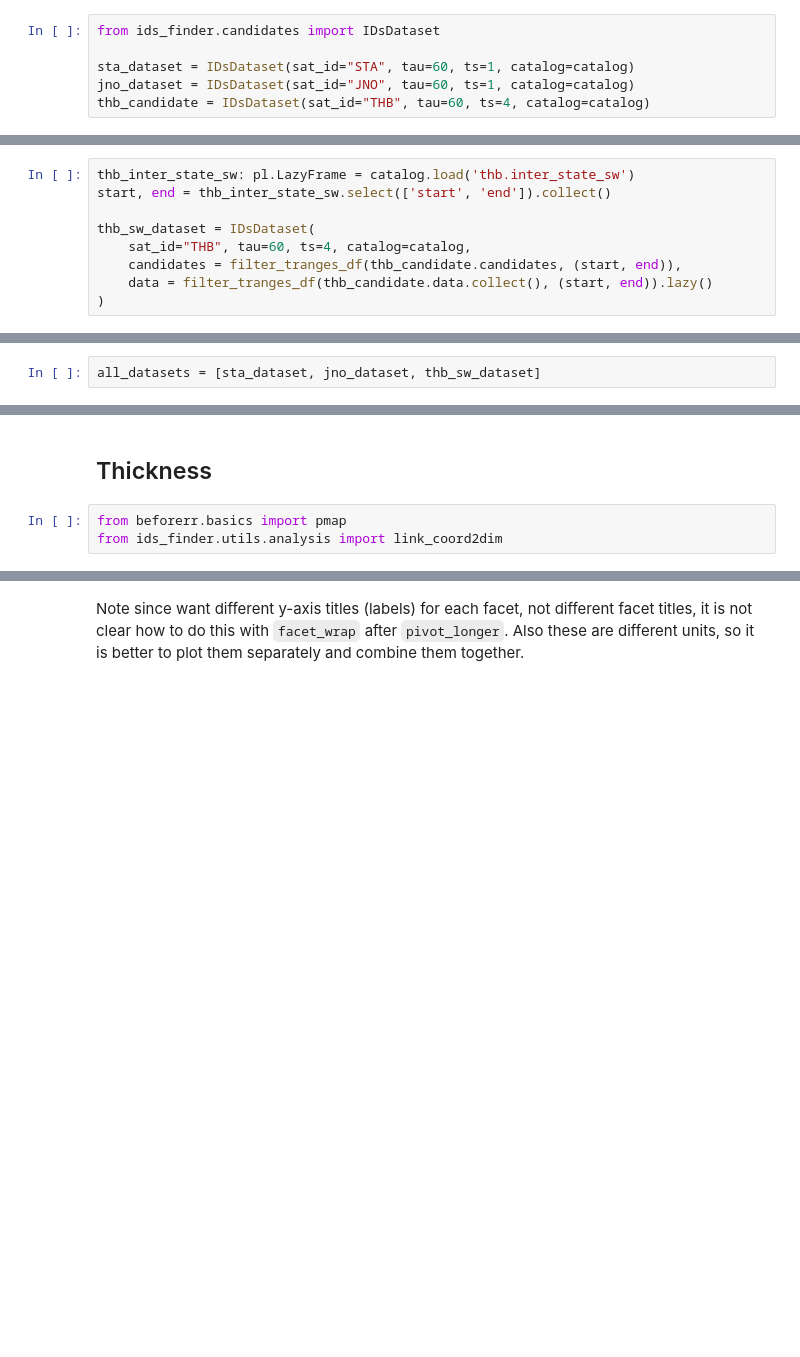
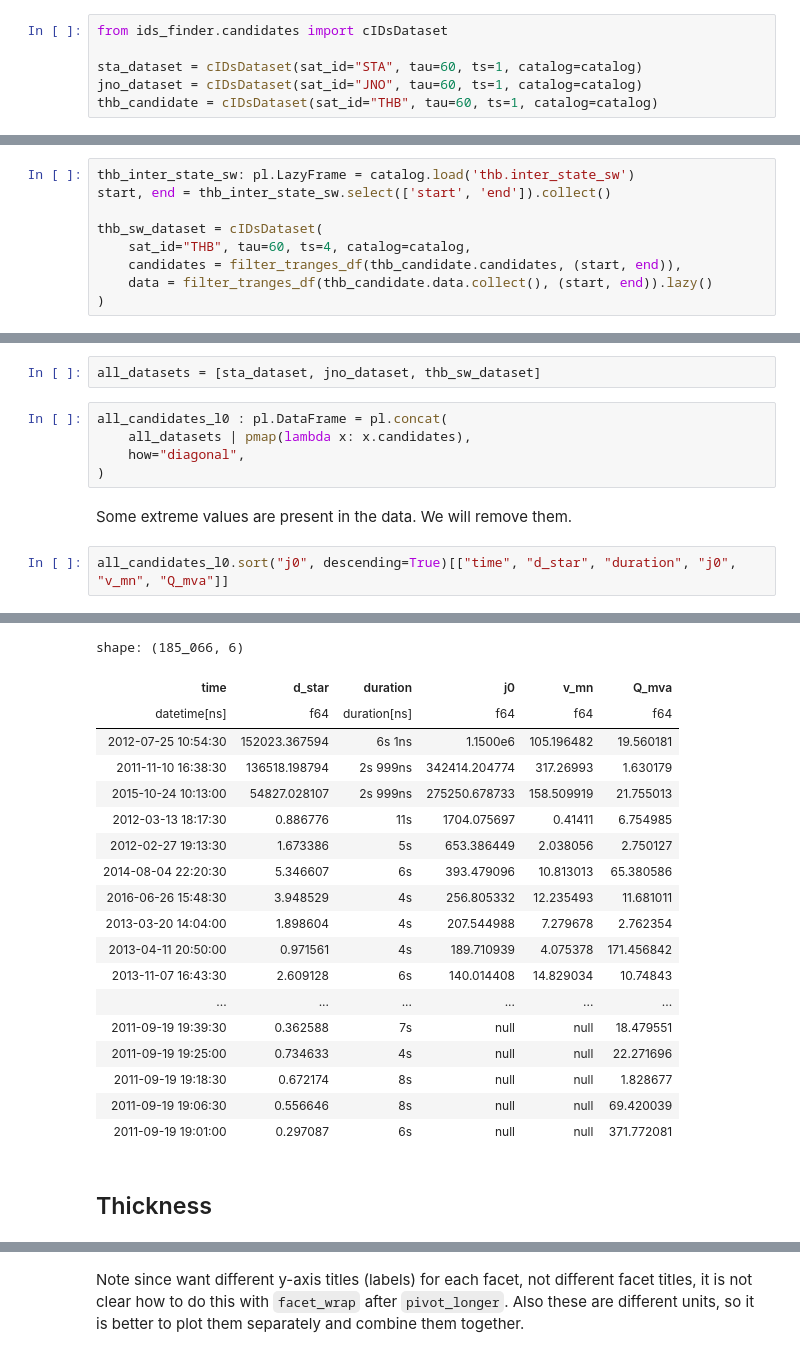
Before and after one commit to Beforerr/discontinuitypy, a Jupyter notebook: notebooks/analysis/02_properties.ipynb, the cells around one changed output, grey strips where cells are left out. Drawn from its saved outputs; the diff is of its cells as text; blank space fills up the shorter version.

```diff
--- a/notebooks/analysis/02_properties.ipynb
+++ b/notebooks/analysis/02_properties.ipynb
@@ -49,7 +46,7 @@ conv_pl = py2rpy_polars()
 # %%
-from ids_finder.candidates import IDsDataset
+from ids_finder.candidates import cIDsDataset
 
-sta_dataset = IDsDataset(sat_id="STA", tau=60, ts=1, catalog=catalog)
-jno_dataset = IDsDataset(sat_id="JNO", tau=60, ts=1, catalog=catalog)
-thb_candidate = IDsDataset(sat_id="THB", tau=60, ts=4, catalog=catalog)
+sta_dataset = cIDsDataset(sat_id="STA", tau=60, ts=1, catalog=catalog)
+jno_dataset = cIDsDataset(sat_id="JNO", tau=60, ts=1, catalog=catalog)
+thb_candidate = cIDsDataset(sat_id="THB", tau=60, ts=1, catalog=catalog)
 # %% [output]
@@ -68,7 +67,7 @@ from ids_finder.utils.basic import filter_tranges_df
 thb_inter_state_sw: pl.LazyFrame = catalog.load('thb.inter_state_sw')
 start, end = thb_inter_state_sw.select(['start', 'end']).collect()
 
-thb_sw_dataset = IDsDataset(
+thb_sw_dataset = cIDsDataset(
     sat_id="THB", tau=60, ts=4, catalog=catalog,
     candidates = filter_tranges_df(thb_candidate.candidates, (start, end)),
     data = filter_tranges_df(thb_candidate.data.collect(), (start, end)).lazy()
@@ -78,2 +77,12 @@ thb_sw_dataset = IDsDataset(
 # %%
 all_datasets = [sta_dataset, jno_dataset, thb_sw_dataset]
+# %%
+all_candidates_l0 : pl.DataFrame = pl.concat(
+    all_datasets | pmap(lambda x: x.candidates),
+    how="diagonal",
+)
+# %% [markdown]
+Some extreme values are present in the data. We will remove them.
+# %%
+all_candidates_l0.sort("j0", descending=True)[["time", "d_star", "duration", "j0", "v_mn", "Q_mva"]]
+# %% [output]
@@ -80,6 +90,22 @@ all_datasets = [sta_dataset, jno_dataset, thb_sw_dataset]
+shape: (185_066, 6)
+| time | d_star | duration | j0 | v_mn | Q_mva |
+| datetime[ns] | f64 | duration[ns] | f64 | f64 | f64 |
+| 2012-07-25 10:54:30 | 152023.367594 | 6s 1ns | 1.1500e6 | 105.196482 | 19.560181 |
+| 2011-11-10 16:38:30 | 136518.198794 | 2s 999ns | 342414.204774 | 317.26993 | 1.630179 |
+| 2015-10-24 10:13:00 | 54827.028107 | 2s 999ns | 275250.678733 | 158.509919 | 21.755013 |
+| 2012-03-13 18:17:30 | 0.886776 | 11s | 1704.075697 | 0.41411 | 6.754985 |
+| 2012-02-27 19:13:30 | 1.673386 | 5s | 653.386449 | 2.038056 | 2.750127 |
+| 2014-08-04 22:20:30 | 5.346607 | 6s | 393.479096 | 10.813013 | 65.380586 |
+| 2016-06-26 15:48:30 | 3.948529 | 4s | 256.805332 | 12.235493 | 11.681011 |
+| 2013-03-20 14:04:00 | 1.898604 | 4s | 207.544988 | 7.279678 | 2.762354 |
+| 2013-04-11 20:50:00 | 0.971561 | 4s | 189.710939 | 4.075378 | 171.456842 |
+| 2013-11-07 16:43:30 | 2.609128 | 6s | 140.014408 | 14.829034 | 10.74843 |
+| ... | ... | ... | ... | ... | ... |
+| 2011-09-19 19:39:30 | 0.362588 | 7s | null | null | 18.479551 |
+| 2011-09-19 19:25:00 | 0.734633 | 4s | null | null | 22.271696 |
+| 2011-09-19 19:18:30 | 0.672174 | 8s | null | null | 1.828677 |
+| 2011-09-19 19:06:30 | 0.556646 | 8s | null | null | 69.420039 |
+| 2011-09-19 19:01:00 | 0.297087 | 6s | null | null | 371.772081 |
 # %% [markdown]
 ## Thickness
-# %%
-from beforerr.basics import pmap
-from ids_finder.utils.analysis import link_coord2dim
 # %%
```
Also changed, not shown: parts of 17 cells of this notebook, 30 other files.
